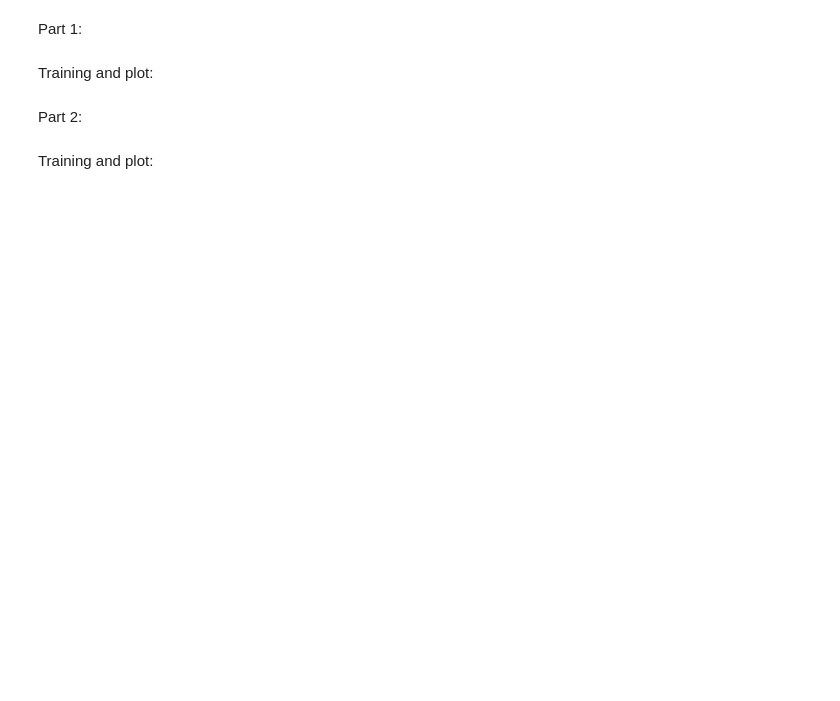
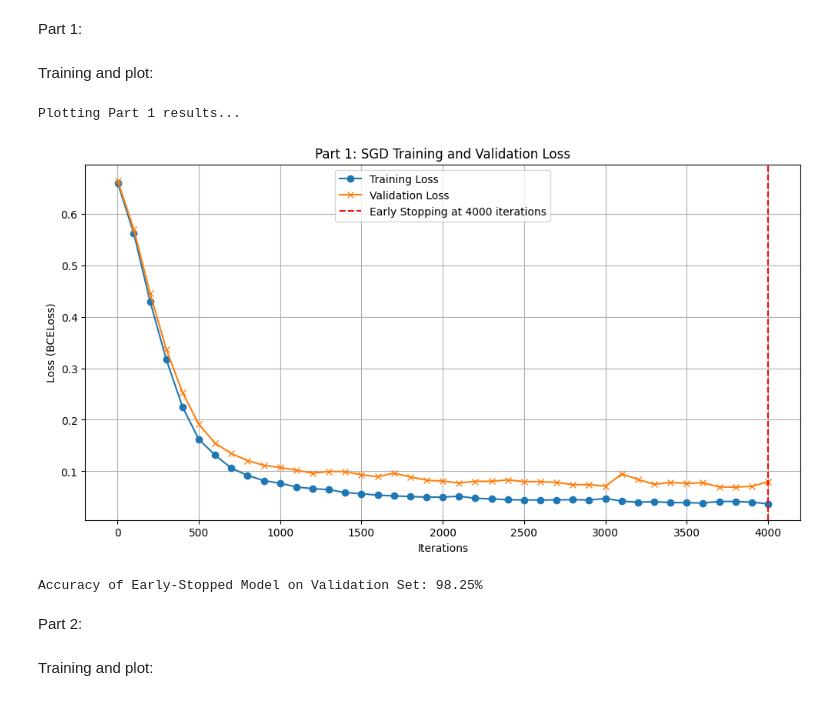
Before and after one commit to Grace309/4AL3-Assignment3, a Jupyter notebook: Assignment3_starter copy.ipynb, the cells around one changed output. Drawn from its saved outputs; the diff is of its cells as text; code cells hidden in the pictures; blank space fills up the shorter version.

```diff
--- a/Assignment3_starter copy.ipynb
+++ b/Assignment3_starter copy.ipynb
@@ -93,6 +131,23 @@ Next, we define the Neural Network (NN).
 # --- Model Definition ---
 
 # CODE HERE: define the asked NN here
+class FeedForwardNet(nn.Module):
+    """
+    32 -> ReLU -> 16 -> ReLU -> 1 -> Sigmoid (probability)
+    """
+    def __init__(self, input_size: int):
+        super().__init__()
+        self.net = nn.Sequential(
+            nn.Linear(input_size, 32),
+            nn.ReLU(),
+            nn.Linear(32, 16),
+            nn.ReLU(),
+            nn.Linear(16, 1),
+            nn.Sigmoid()
+        )
+
+    def forward(self, x):
+        return self.net(x)
 
 input_features = X_train_t.shape[1]
 print(f"Model will accept {input_features} input features.")
@@ -119,42 +234,57 @@ def stochastic_gradient_descent(model, criterion, optimizer, X_train, y_train, X
 Training and plot:
 # %%
 # --- Hyperparameters for Part 1 ---
-LEARNING_RATE =
-MAX_ITERATIONS =
-CHECK_EVERY =
-PATIENCE =
+LEARNING_RATE = 1e-2
+MAX_ITERATIONS = 4000
+CHECK_EVERY = 100
+PATIENCE = 5
 THRESHOLD = 1e-4
 
 # --- Model Initialization ---
 
 #CODE HERE
+model_sgd = FeedForwardNet(input_features)
+criterion = nn.BCELoss()
+optimizer_sgd = optim.SGD(model_sgd.parameters(), lr=LEARNING_RATE)
 
 # --- Run Training ---
 
 #CODE HERE
+train_losses_sgd, val_losses_sgd, iterations_sgd, stop_iter, _best = stochastic_gradient_descent(
+    model_sgd, criterion, optimizer_sgd,
+    X_train_t, y_train_t, X_val_t, y_val_t,
+    MAX_ITERATIONS, CHECK_EVERY, PATIENCE, THRESHOLD
+)
 
 # --- Plotting Results ---
 print("Plotting Part 1 results...")
 plt.figure(figsize=(12, 6))
 plt.plot(iterations_sgd, train_losses_sgd, label='Training Loss', marker='o')
 plt.plot(iterations_sgd, val_losses_sgd, label='Validation Loss', marker='x')
 plt.axvline(x=stop_iter, color='red', linestyle='--',
             label=f'Early Stopping at {stop_iter} iterations')
 plt.title('Part 1: SGD Training and Validation Loss')
 plt.xlabel('Iterations')
 plt.ylabel('Loss (BCELoss)')
 plt.legend()
 plt.grid(True)
 plt.show()
 
 # --- Final Accuracy ---
 
 #CODE HERE
-
 with torch.no_grad():
 
     #CODE HERE
+    y_val_prob = model_sgd(X_val_t)
+    y_val_pred = (y_val_prob > 0.5).int().numpy()
+    y_val_true = y_val_t.numpy().astype(int)
+    accuracy = accuracy_score(y_val_true, y_val_pred)
 
     print(f"\nAccuracy of Early-Stopped Model on Validation Set: {accuracy * 100:.2f}%")
+# %% [output]
+Plotting Part 1 results...
+[figure, added]
+Accuracy of Early-Stopped Model on Validation Set: 98.25%
 # %% [markdown]
 Part 2:
```
Also changed, not shown: parts of 23 cells of this notebook.
